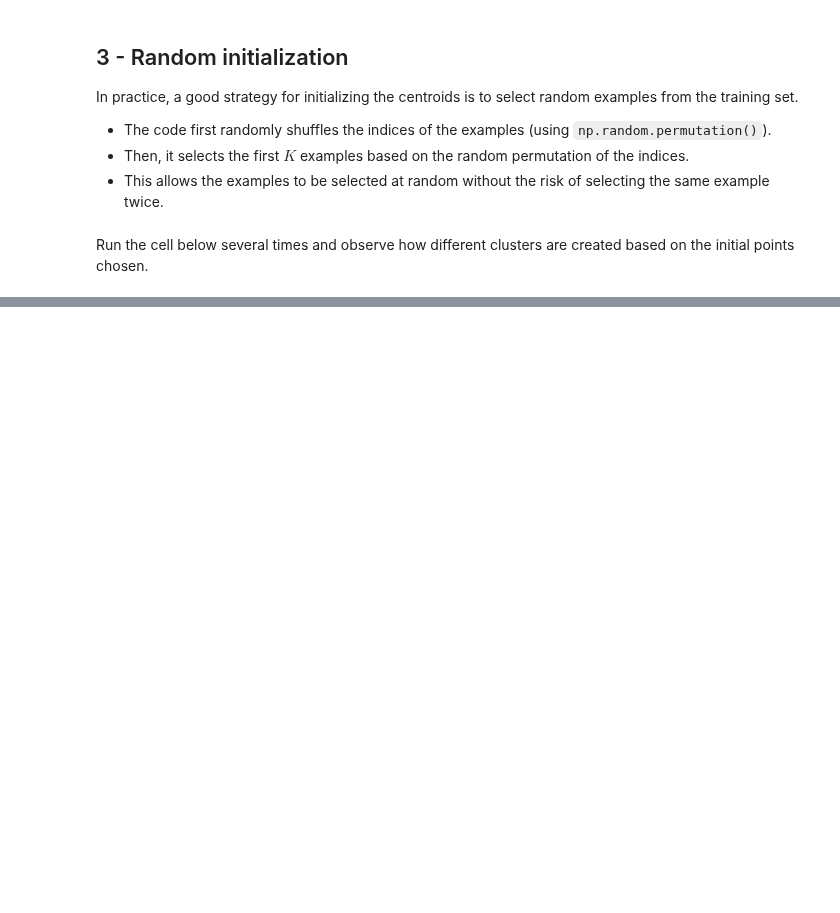
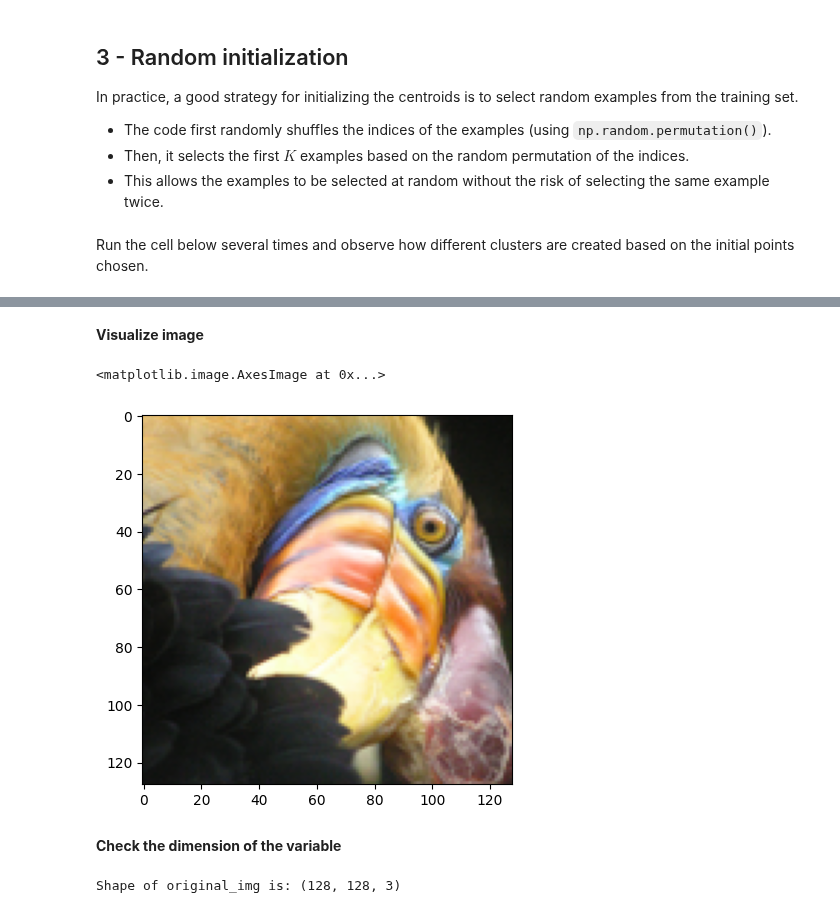
Before and after one commit to CarlosLizamaGarcia/DataScience, a Jupyter notebook: Course2/K-means.ipynb, the cells around one changed output, grey strips where cells are left out. Drawn from its saved outputs; the diff is of its cells as text; code cells hidden in the pictures; blank space fills up the shorter version.

Commit message:
K-means algorithm Image compression final

```diff
--- a/Course2/K-means.ipynb
+++ b/Course2/K-means.ipynb
@@ -324,0 +343,17 @@ K-Means iteration 9/9
+# %%
+# Load an image of a bird
+original_img = plt.imread('data/Kmeans/bird_small.png')
+# %% [markdown]
+**Visualize image**
+# %%
+# Visualizing the image
+plt.imshow(original_img)
+# %% [output]
+<matplotlib.image.AxesImage at 0x...>
+[figure, added]
+# %% [markdown]
+**Check the dimension of the variable**
+# %%
+print("Shape of original_img is:", original_img.shape)
+# %% [output]
+Shape of original_img is: (128, 128, 3)
```
Also changed, not shown: parts of 19 cells of this notebook.
